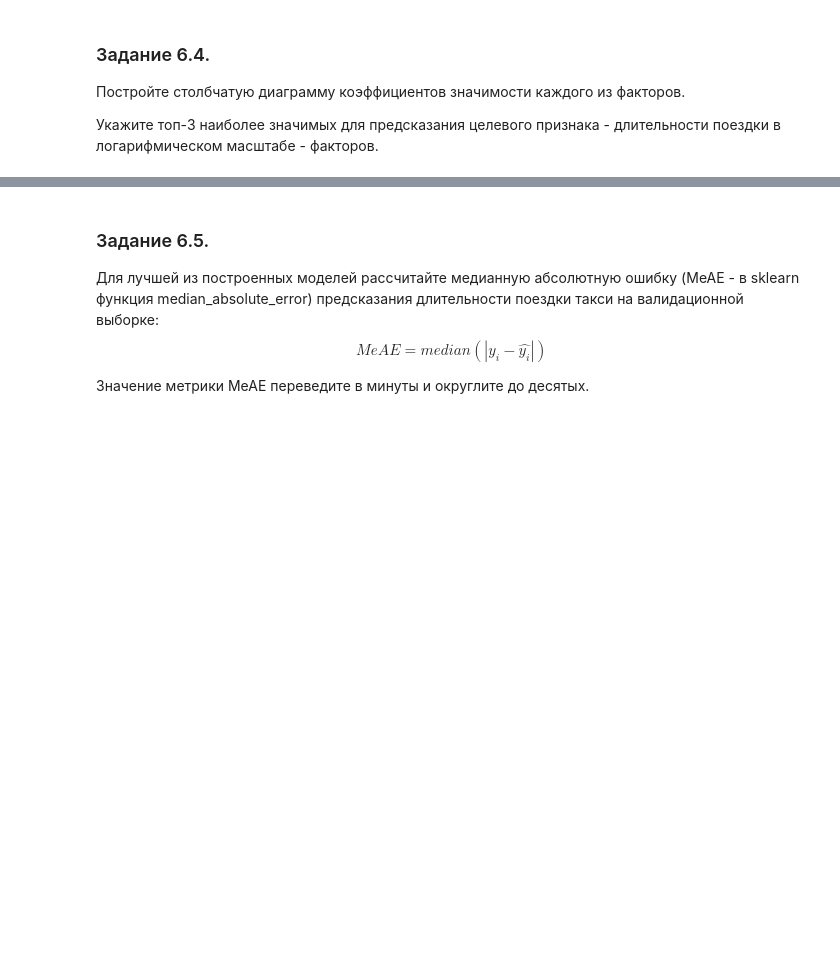
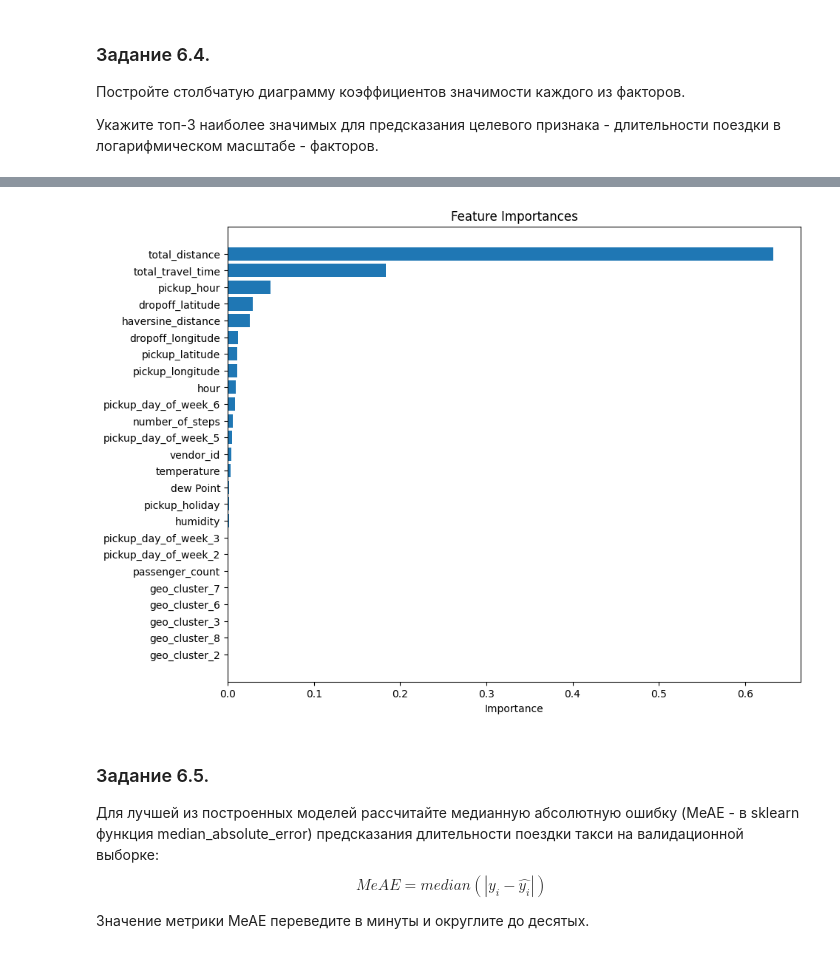
Before and after one commit to CatPawsCoder/Project_Practicum, a Jupyter notebook: Project.ipynb, the cells around one changed output, grey strips where cells are left out. Saved outputs shown, nothing was run; the diff lists cells and outputs as text; code cells hidden in the pictures; blank space fills up the shorter version.

```diff
--- a/Project.ipynb
+++ b/Project.ipynb
@@ -1409,0 +1622,9 @@ max_depths = range(7, 20)
+# %%
+model_gb = GradientBoostingRegressor(
+    learning_rate=0.5,
+    n_estimators=100,
+    max_depth=6,
+    min_samples_split=30,
+    random_state=42
+)
+model_gb.fit(X_train_scaled, y_train_log)
@@ -1424,0 +1660,14 @@ max_depths = range(7, 20)
+# %%
+# ваш код здесь
+model_gb = GradientBoostingRegressor(
+    learning_rate=0.5,
+    n_estimators=100,
+    max_depth=6,
+    min_samples_split=30,
+    random_state=42
+)
+model_gb.fit(X_train_scaled, y_train_log)
+# %%
+importances = model_gb.feature_importances_
+
+importances
@@ -1424,0 +1688,15 @@ max_depths = range(7, 20)
+# %%
+# feature_names должен содержать только отобранные признаки
+selected_features = X_train.columns[selector.get_support()]
+
+# Важно: длина selected_features теперь совпадает с длиной importances
+importance_df = pd.DataFrame({
+    'Feature': selected_features,
+    'Importance': importances
+})
+
+# Сортировка по важности факторов
+importance_df = importance_df.sort_values(by='Importance', ascending=False)
+
+# Вывод результата
+print(importance_df)
@@ -1425,3 +1721,12 @@ max_depths = range(7, 20)
+# %%
+plt.figure(figsize=(10, 8))
+plt.barh(importance_df['Feature'], importance_df['Importance'])
+plt.xlabel('Importance')
+plt.title('Feature Importances')
+plt.gca().invert_yaxis()
+plt.show()
+# %% [output]
+[figure, added]
 # %% [markdown]
 ### Задание 6.5.
 Для лучшей из построенных моделей рассчитайте медианную абсолютную ошибку (MeAE - в sklearn функция median_absolute_error) предсказания длительности поездки такси на валидационной выборке:
```
Also changed, not shown: parts of 58 cells of this notebook.
